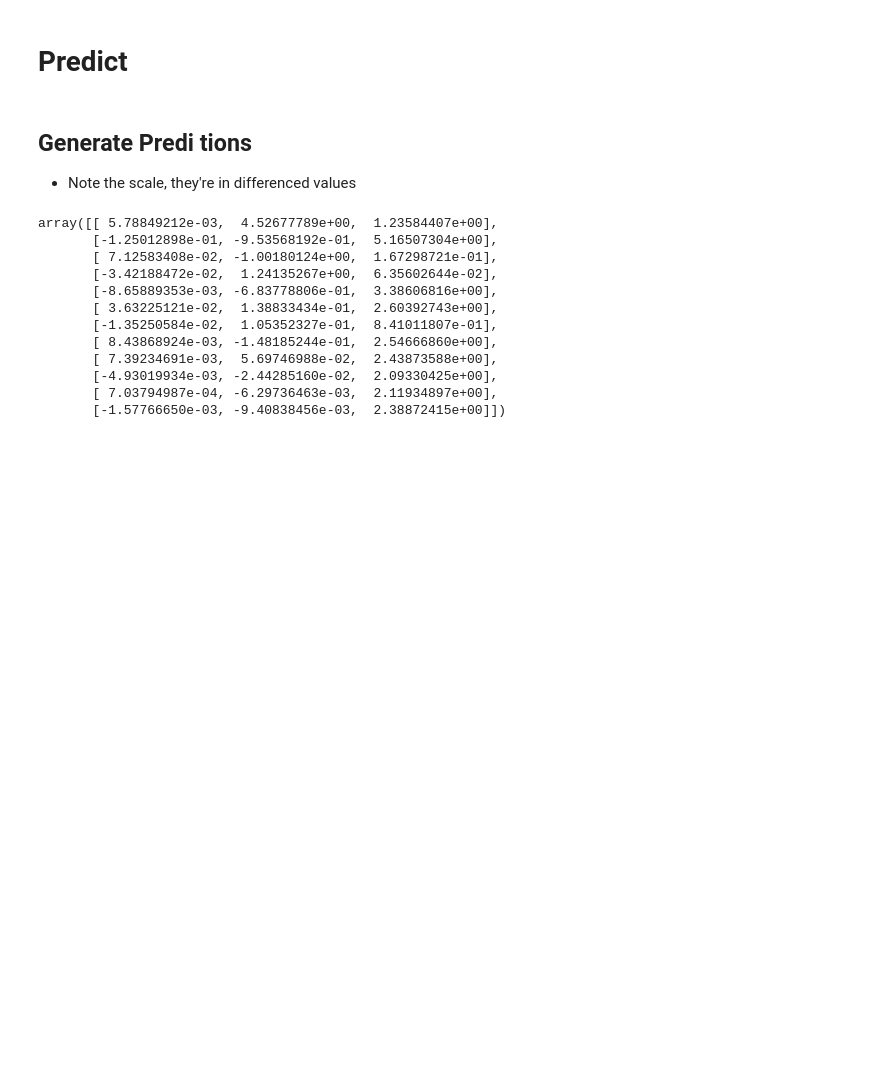
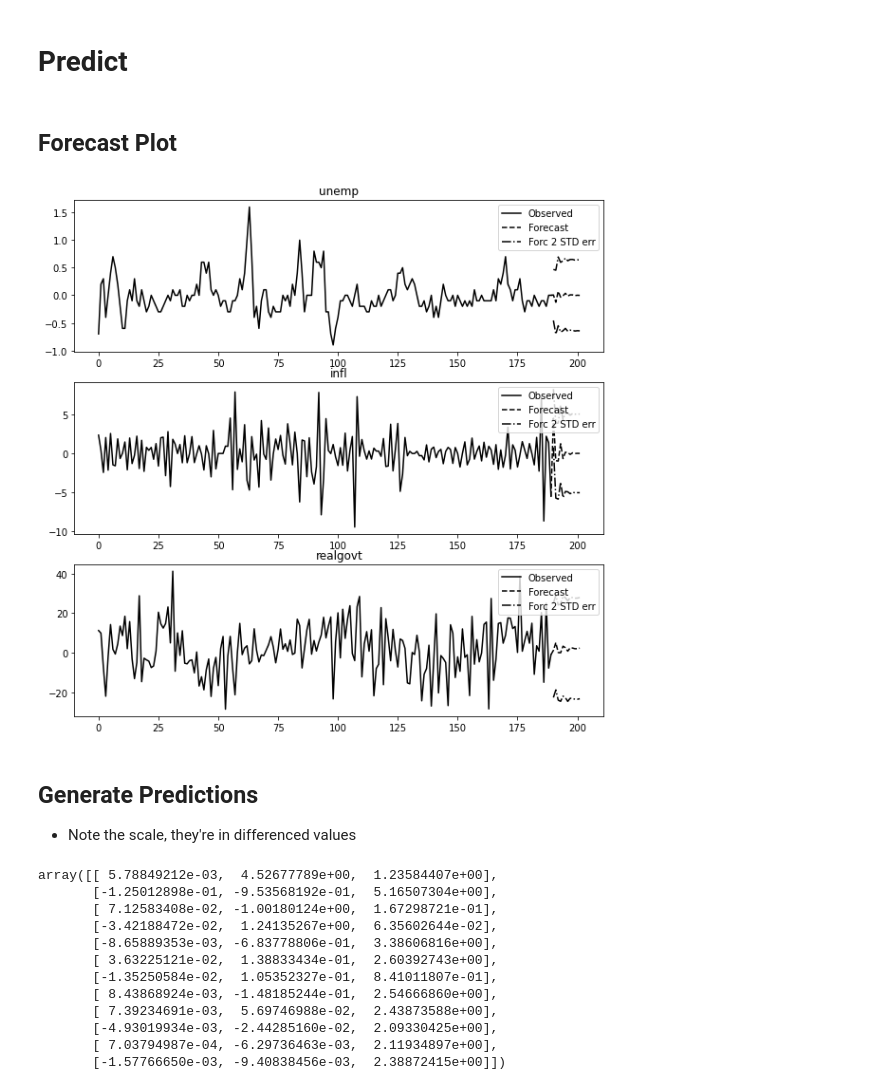
Before and after one commit to swilsonmfc/timeseries, a Jupyter notebook: VAR.ipynb, the cells around one changed output. Saved outputs shown, nothing was run; the diff lists cells and outputs as text; code cells hidden in the pictures; blank space fills up the shorter version.

```diff
--- a/VAR.ipynb
+++ b/VAR.ipynb
@@ -293,8 +307,14 @@ for xc in [1.5, 2.5]:
 [figure]
 # %% [markdown]
 # Predict
+# %% [markdown]
+## Forecast Plot
+# %%
+model.plot_forecast(12);
+# %% [output]
+[figure, added]
 # %% [markdown]
-## Generate Predi tions
+## Generate Predictions
 * Note the scale, they're in differenced values
 # %%
 lags = model.k_ar
```
Also changed, not shown: parts of 6 cells of this notebook.
